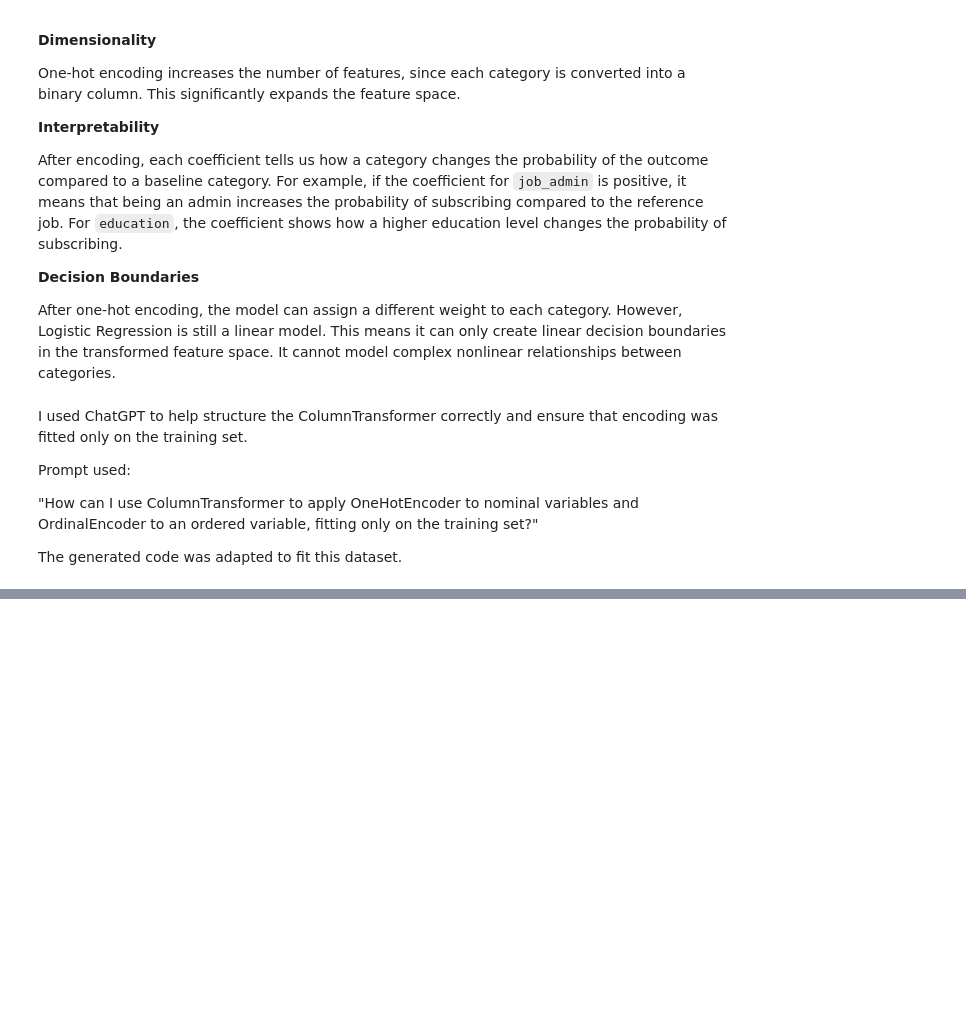
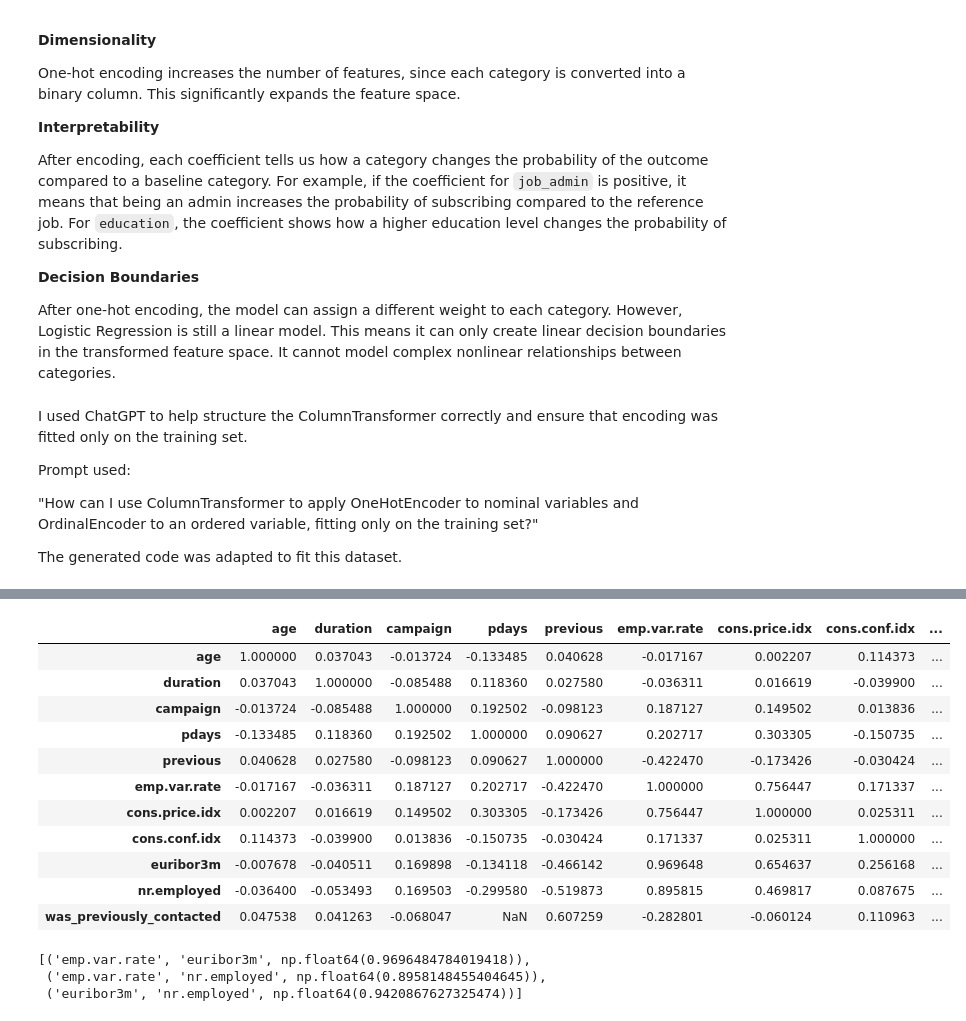
Before and after one commit to joseBouza17/ML-fundamentals-2026, a Jupyter notebook: notebooks/assignment_1_jose_bouza_femenia.ipynb, the cells around one changed output, grey strips where cells are left out. Saved outputs shown, nothing was run; the diff lists cells and outputs as text; code cells hidden in the pictures; blank space fills up the shorter version.

Commit message:
Implement Task 7: Feature Selection

```diff
--- a/notebooks/assignment_1_jose_bouza_femenia.ipynb
+++ b/notebooks/assignment_1_jose_bouza_femenia.ipynb
@@ -658,0 +661,8 @@ The generated code was adapted to fit this dataset.
+# %%
+# Identify numerical columns
+numeric_cols = X_train.select_dtypes(include=np.number).columns
+
+# Compute variance on training set only
+variance_series = X_train[numeric_cols].var()
+
+variance_series.sort_values()
@@ -658,0 +688,36 @@ The generated code was adapted to fit this dataset.
+# %%
+# Correlation matrix (training only)
+corr_matrix = X_train[numeric_cols].corr()
+
+corr_matrix
+# %% [output]
+|  | age | duration | campaign | pdays | previous | emp.var.rate | cons.price.idx | cons.conf.idx | ... |
+| age | 1.000000 | 0.037043 | -0.013724 | -0.133485 | 0.040628 | -0.017167 | 0.002207 | 0.114373 | ... |
+| duration | 0.037043 | 1.000000 | -0.085488 | 0.118360 | 0.027580 | -0.036311 | 0.016619 | -0.039900 | ... |
+| campaign | -0.013724 | -0.085488 | 1.000000 | 0.192502 | -0.098123 | 0.187127 | 0.149502 | 0.013836 | ... |
+| pdays | -0.133485 | 0.118360 | 0.192502 | 1.000000 | 0.090627 | 0.202717 | 0.303305 | -0.150735 | ... |
+| previous | 0.040628 | 0.027580 | -0.098123 | 0.090627 | 1.000000 | -0.422470 | -0.173426 | -0.030424 | ... |
+| emp.var.rate | -0.017167 | -0.036311 | 0.187127 | 0.202717 | -0.422470 | 1.000000 | 0.756447 | 0.171337 | ... |
+| cons.price.idx | 0.002207 | 0.016619 | 0.149502 | 0.303305 | -0.173426 | 0.756447 | 1.000000 | 0.025311 | ... |
+| cons.conf.idx | 0.114373 | -0.039900 | 0.013836 | -0.150735 | -0.030424 | 0.171337 | 0.025311 | 1.000000 | ... |
+| euribor3m | -0.007678 | -0.040511 | 0.169898 | -0.134118 | -0.466142 | 0.969648 | 0.654637 | 0.256168 | ... |
+| nr.employed | -0.036400 | -0.053493 | 0.169503 | -0.299580 | -0.519873 | 0.895815 | 0.469817 | 0.087675 | ... |
+| was_previously_contacted | 0.047538 | 0.041263 | -0.068047 | NaN | 0.607259 | -0.282801 | -0.060124 | 0.110963 | ... |
+# %%
+# Find highly correlated pairs
+threshold = 0.8
+
+high_corr_pairs = []
+
+for i in range(len(corr_matrix.columns)):
+    for j in range(i+1, len(corr_matrix.columns)):
+        if abs(corr_matrix.iloc[i, j]) > threshold:
+            high_corr_pairs.append(
+                (corr_matrix.columns[i], corr_matrix.columns[j], corr_matrix.iloc[i, j])
+            )
+
+high_corr_pairs
+# %% [output]
+[('emp.var.rate', 'euribor3m', np.float64(0.9696484784019418)),
+ ('emp.var.rate', 'nr.employed', np.float64(0.8958148455404645)),
+ ('euribor3m', 'nr.employed', np.float64(0.9420867627325474))]
```
Also changed, not shown: parts of 10 cells of this notebook.
